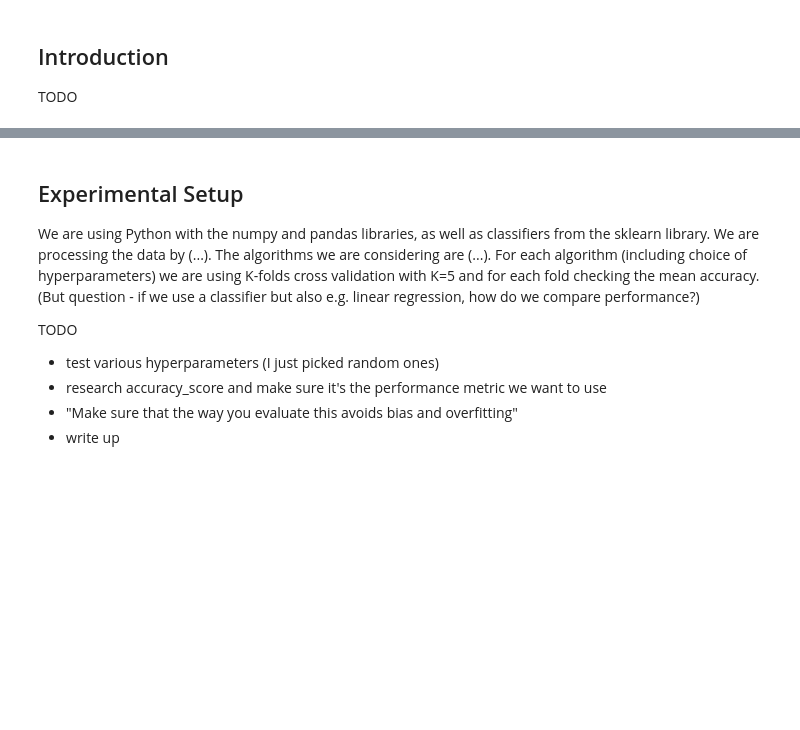
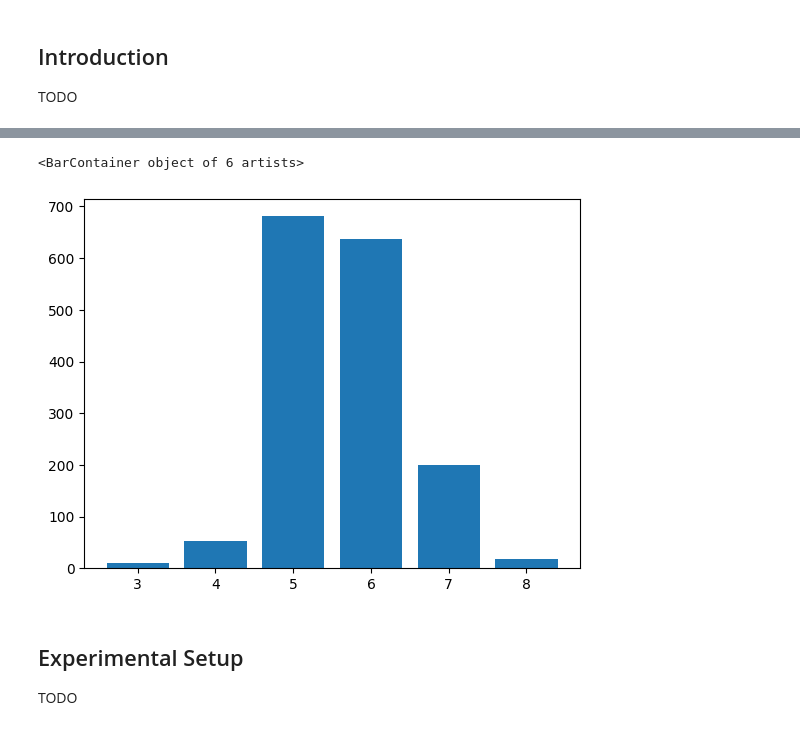
Before and after one commit to Emmafranz/PAML_1, a Jupyter notebook: Assignment1.ipynb, the cells around one changed output, grey strips where cells are left out. Cells and saved outputs as stored; diff of their text form; code cells hidden in the pictures; blank space fills up the shorter version.

```diff
--- a/Assignment1.ipynb
+++ b/Assignment1.ipynb
@@ -52,13 +49,13 @@ df
+# %%
+d = collections.Counter(y)
+plt.bar(d.keys(), d.values())
+# %% [output]
+<BarContainer object of 6 artists>
+[figure, added]
 # %% [markdown]
 ## Experimental Setup
 
-We are using Python with the numpy and pandas libraries, as well as classifiers from the sklearn library. We are processing the data by (...). The algorithms we are considering are (...). For each algorithm (including choice of hyperparameters) we are using K-folds cross validation with K=5 and for each fold checking the mean accuracy. (But question - if we use a classifier but also e.g. linear regression, how do we compare performance?)
-
 TODO
-- test various hyperparameters (I just picked random ones)
-- research accuracy_score and make sure it's the performance metric we want to use
-- "Make sure that the way you evaluate this avoids bias and overfitting"
-- write up
 # %%
 # ML Estimators to test
 names = ["SVM",
```
Also changed, not shown: parts of 11 cells of this notebook.
